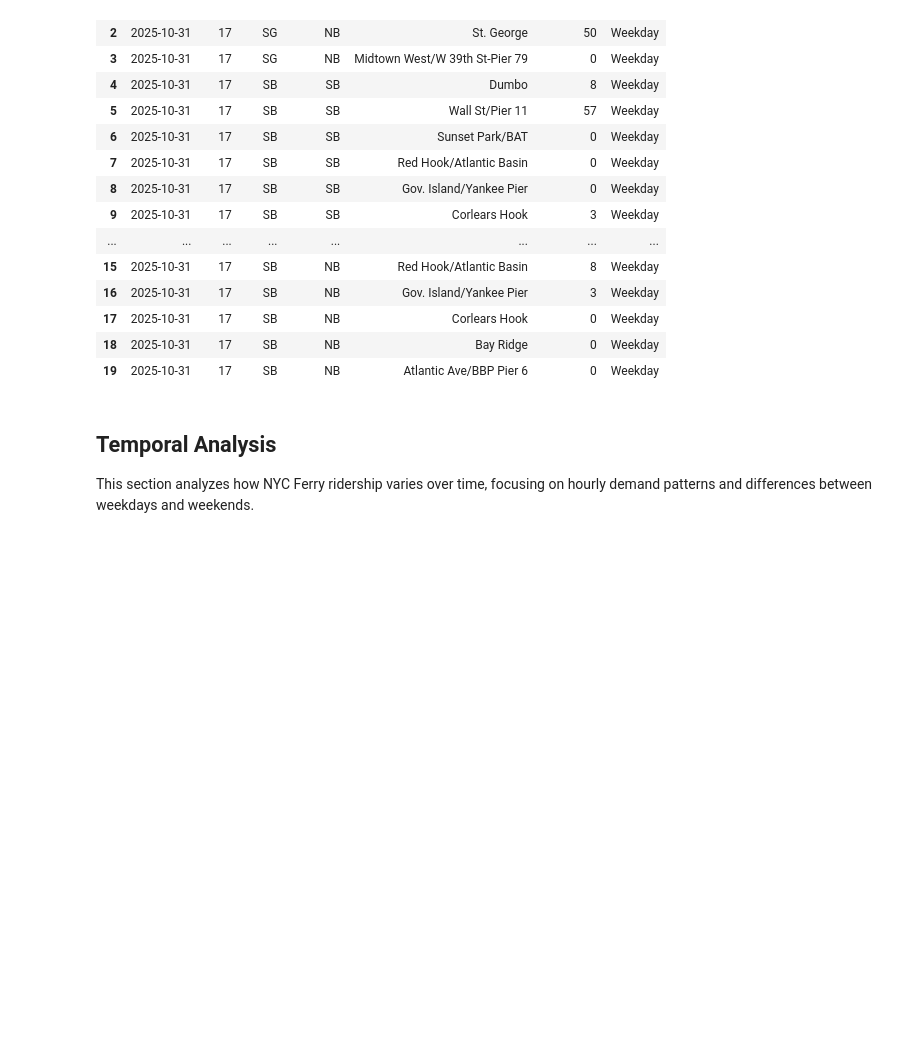
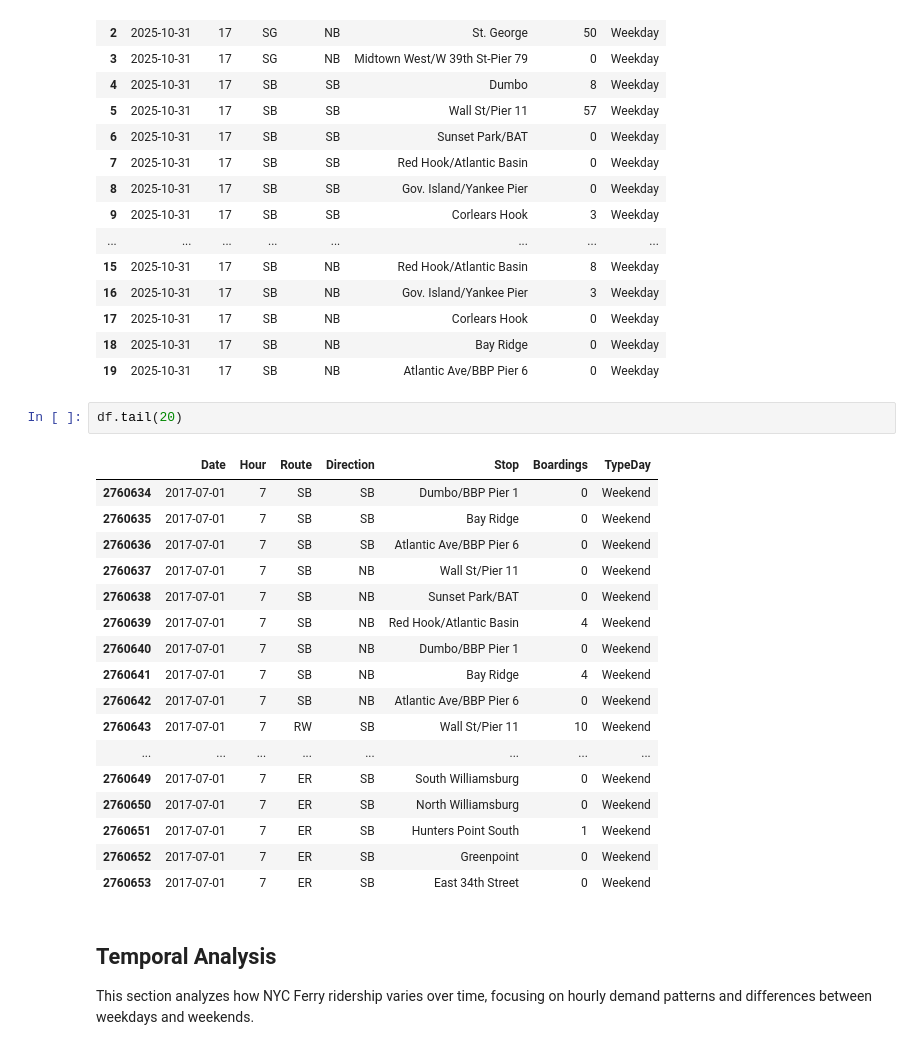
Before and after one commit to pranavkumar02/nyc-ferry-ridership-eda, a Jupyter notebook: notebooks/01_eda_nyc_ferry.ipynb, the cells around one changed output. Cells and saved outputs as stored; diff of their text form; blank space fills up the shorter version.

```diff
--- a/notebooks/01_eda_nyc_ferry.ipynb
+++ b/notebooks/01_eda_nyc_ferry.ipynb
@@ -107,6 +113,26 @@ df.head(20)
 | 17 | 2025-10-31 | 17 | SB | NB | Corlears Hook | 0 | Weekday |
 | 18 | 2025-10-31 | 17 | SB | NB | Bay Ridge | 0 | Weekday |
 | 19 | 2025-10-31 | 17 | SB | NB | Atlantic Ave/BBP Pier 6 | 0 | Weekday |
+# %%
+df.tail(20)
+# %% [output]
+|  | Date | Hour | Route | Direction | Stop | Boardings | TypeDay |
+| 2760634 | 2017-07-01 | 7 | SB | SB | Dumbo/BBP Pier 1 | 0 | Weekend |
+| 2760635 | 2017-07-01 | 7 | SB | SB | Bay Ridge | 0 | Weekend |
+| 2760636 | 2017-07-01 | 7 | SB | SB | Atlantic Ave/BBP Pier 6 | 0 | Weekend |
+| 2760637 | 2017-07-01 | 7 | SB | NB | Wall St/Pier 11 | 0 | Weekend |
+| 2760638 | 2017-07-01 | 7 | SB | NB | Sunset Park/BAT | 0 | Weekend |
+| 2760639 | 2017-07-01 | 7 | SB | NB | Red Hook/Atlantic Basin | 4 | Weekend |
+| 2760640 | 2017-07-01 | 7 | SB | NB | Dumbo/BBP Pier 1 | 0 | Weekend |
+| 2760641 | 2017-07-01 | 7 | SB | NB | Bay Ridge | 4 | Weekend |
+| 2760642 | 2017-07-01 | 7 | SB | NB | Atlantic Ave/BBP Pier 6 | 0 | Weekend |
+| 2760643 | 2017-07-01 | 7 | RW | SB | Wall St/Pier 11 | 10 | Weekend |
+| ... | ... | ... | ... | ... | ... | ... | ... |
+| 2760649 | 2017-07-01 | 7 | ER | SB | South Williamsburg | 0 | Weekend |
+| 2760650 | 2017-07-01 | 7 | ER | SB | North Williamsburg | 0 | Weekend |
+| 2760651 | 2017-07-01 | 7 | ER | SB | Hunters Point South | 1 | Weekend |
+| 2760652 | 2017-07-01 | 7 | ER | SB | Greenpoint | 0 | Weekend |
+| 2760653 | 2017-07-01 | 7 | ER | SB | East 34th Street | 0 | Weekend |
 # %% [markdown]
 ## Temporal Analysis
 
```
Also changed, not shown: parts of 12 cells of this notebook, 2 other files.
